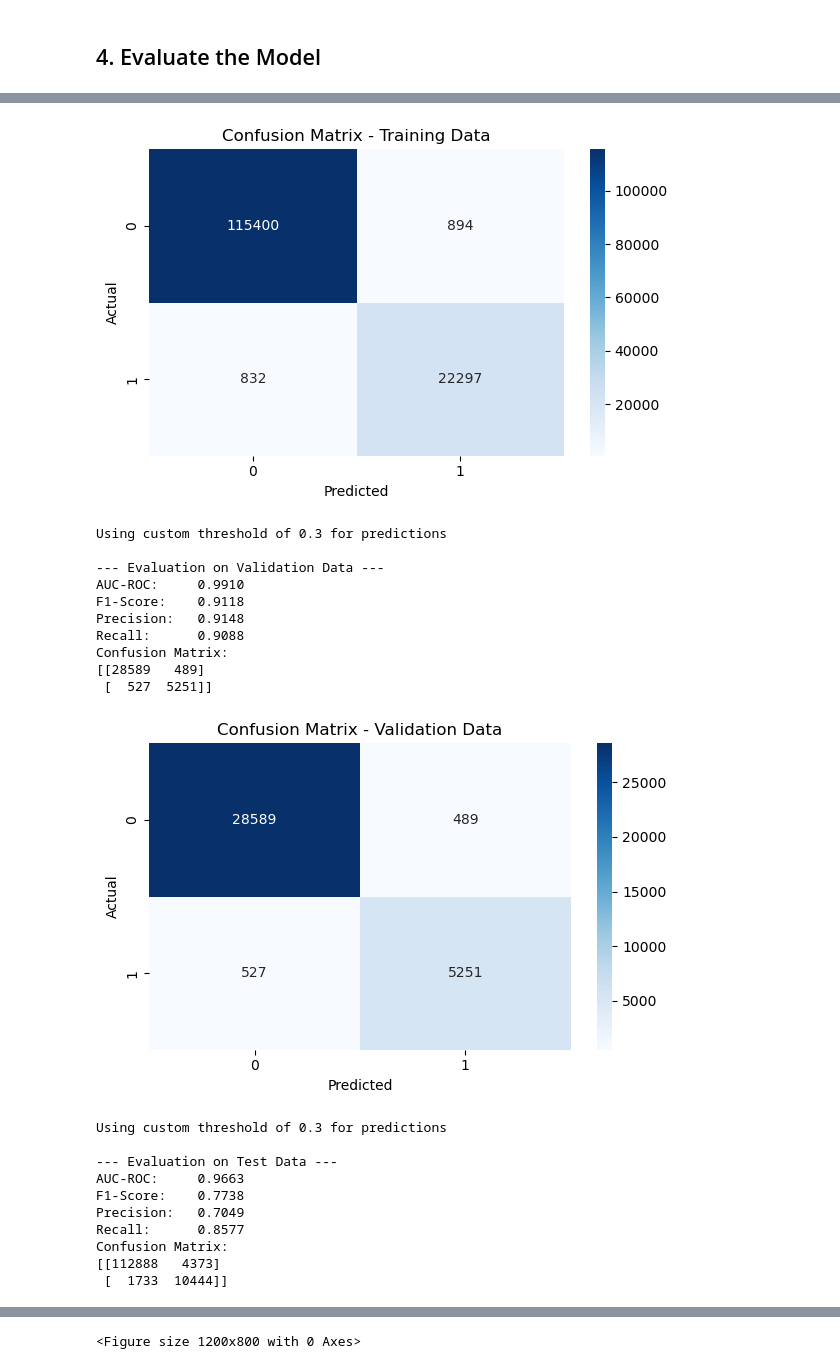
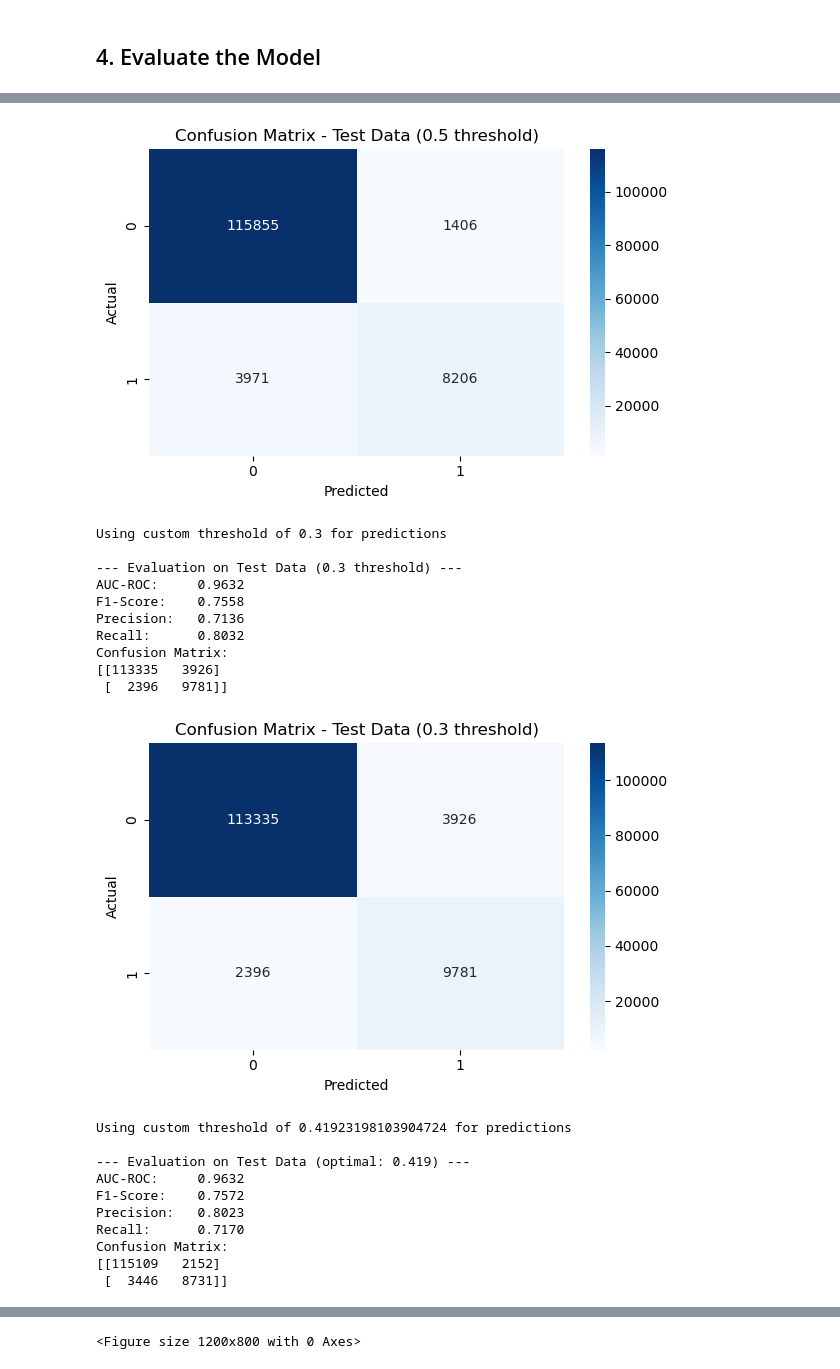
Before and after one commit to Reb-jon/Applying-Data-Science, a Jupyter notebook: ModelDevelopment_XGboost.ipynb, the cells around one changed output, grey strips where cells are left out. Drawn from its saved outputs; the diff is of its cells as text; code cells hidden in the pictures.

Commit message:
finalised xgboost model

```diff
--- a/ModelDevelopment_XGboost.ipynb
+++ b/ModelDevelopment_XGboost.ipynb
@@ -232,13 +226,14 @@ def evaluate_model(model, X, y, dataset_name="", threshold=0.5):
     dmatrix = xgb.DMatrix(X)
     y_prob = model.predict(dmatrix)
 
-    # Use custom threshold as in the LSTM code (0.3)
+    # Using a custom threshold (might help with imbalanced classes)
     if threshold != 0.5:
         print(f"Using custom threshold of {threshold} for predictions")
 
+    # Convert probabilities to binary predictions
     y_pred = [1 if prob > threshold else 0 for prob in y_prob]
 
-    # Compute metrics
+    # Calculate key metrics
     auc = roc_auc_score(y, y_prob)
     f1 = f1_score(y, y_pred)
     precision = precision_score(y, y_pred)
@@ -265,11 +260,25 @@ def evaluate_model(model, X, y, dataset_name="", threshold=0.5):
 
     return auc, f1, precision, recall
 
-# Evaluate with the same threshold as LSTM (0.3) for fair comparison
-threshold = 0.3
+# Find the optimal threshold based on precision-recall trade-off
+from sklearn.metrics import precision_recall_curve
+import numpy as np
 
-# Evaluate on all datasets
-train_metrics = evaluate_model(final_model, X_train, y_train, "Training Data", threshold)
-val_metrics = evaluate_model(final_model, X_val, y_val, "Validation Data", threshold)
-test_metrics = evaluate_model(final_model, X_test, y_test, "Test Data", threshold)
+# Calculate precision and recall for various thresholds
+precisions, recalls, thresholds = precision_recall_curve(y_val, val_probs)
+
+# Calculate F1 score for each threshold
+f1_scores = 2 * (precisions * recalls) / (precisions + recalls)
+f1_scores = f1_scores[:-1]  # Align with thresholds array length
+
+# Find threshold that maximizes F1
+optimal_idx = np.argmax(f1_scores)
+optimal_threshold = thresholds[optimal_idx]
+print(f"Optimal threshold based on F1 score: {optimal_threshold:.3f}")
+
+# Let's evaluate with both thresholds for comparison
+print("\nComparing threshold values:")
+standard_metrics = evaluate_model(final_model, X_test, y_test, "Test Data (0.5 threshold)", 0.5)
+lstm_metrics = evaluate_model(final_model, X_test, y_test, "Test Data (0.3 threshold)", 0.3)
+optimal_metrics = evaluate_model(final_model, X_test, y_test, f"Test Data (optimal: {optimal_threshold:.3f})", optimal_threshold)
 # %% [output]
@@ -286,22 +297,22 @@ Confusion Matrix:
-[figure, old version]
+[figure, new version]
 Using custom threshold of 0.3 for predictions
 
---- Evaluation on Validation Data ---
-AUC-ROC:     0.9910
-F1-Score:    0.9118
-Precision:   0.9148
-Recall:      0.9088
+--- Evaluation on Test Data (0.3 threshold) ---
+AUC-ROC:     0.9632
+F1-Score:    0.7558
+Precision:   0.7136
+Recall:      0.8032
 Confusion Matrix:
-[[28589   489]
- [  527  5251]]
+[[113335   3926]
+ [  2396   9781]]
-[figure, old version]
+[figure, new version]
-Using custom threshold of 0.3 for predictions
+Using custom threshold of 0.41923198103904724 for predictions
 
---- Evaluation on Test Data ---
-AUC-ROC:     0.9663
-F1-Score:    0.7738
-Precision:   0.7049
-Recall:      0.8577
+--- Evaluation on Test Data (optimal: 0.419) ---
+AUC-ROC:     0.9632
+F1-Score:    0.7572
+Precision:   0.8023
+Recall:      0.7170
 Confusion Matrix:
-[[112888   4373]
- [  1733  10444]]
+[[115109   2152]
+ [  3446   8731]]
```
Also changed, not shown: parts of 10 cells of this notebook, 2 other files.
